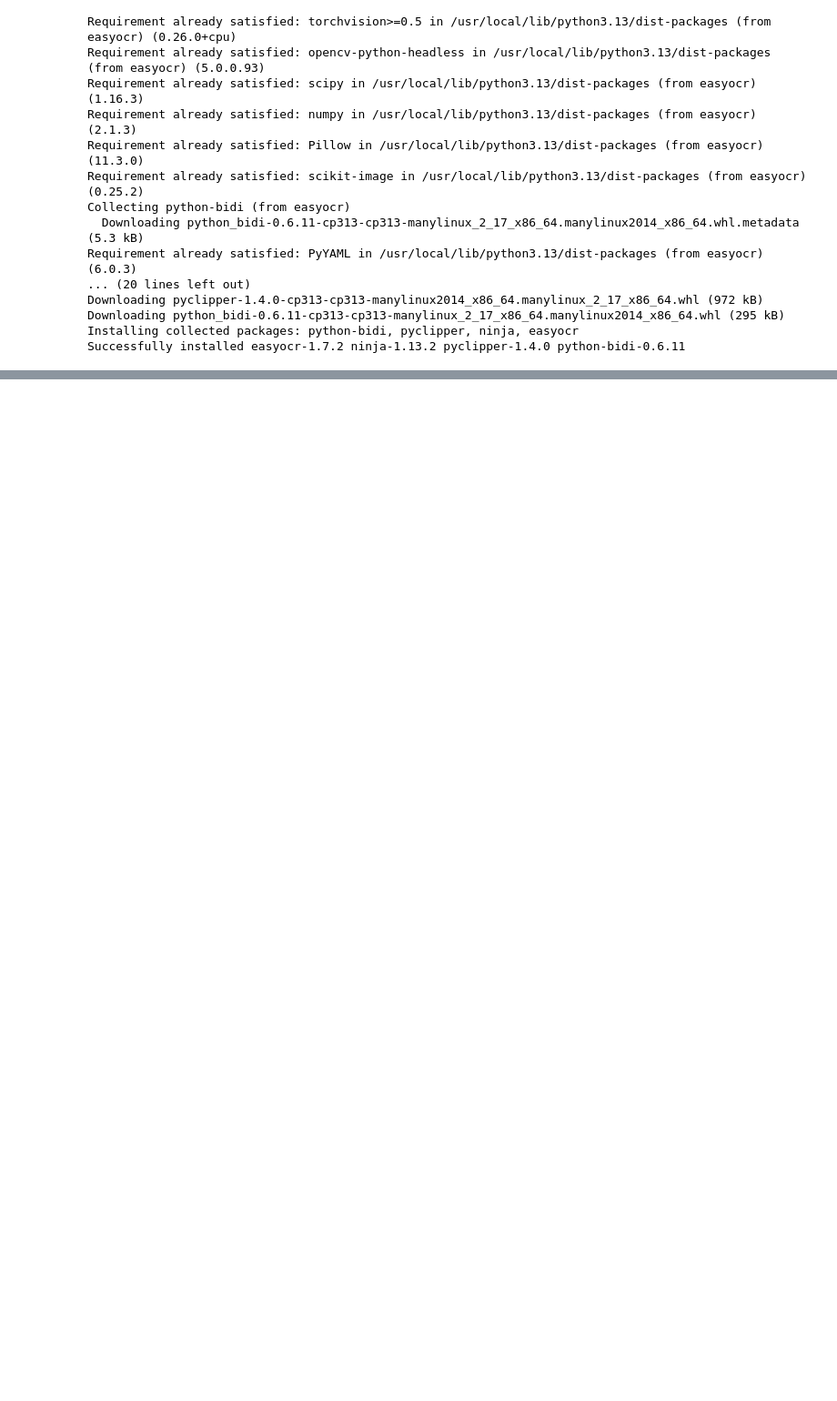
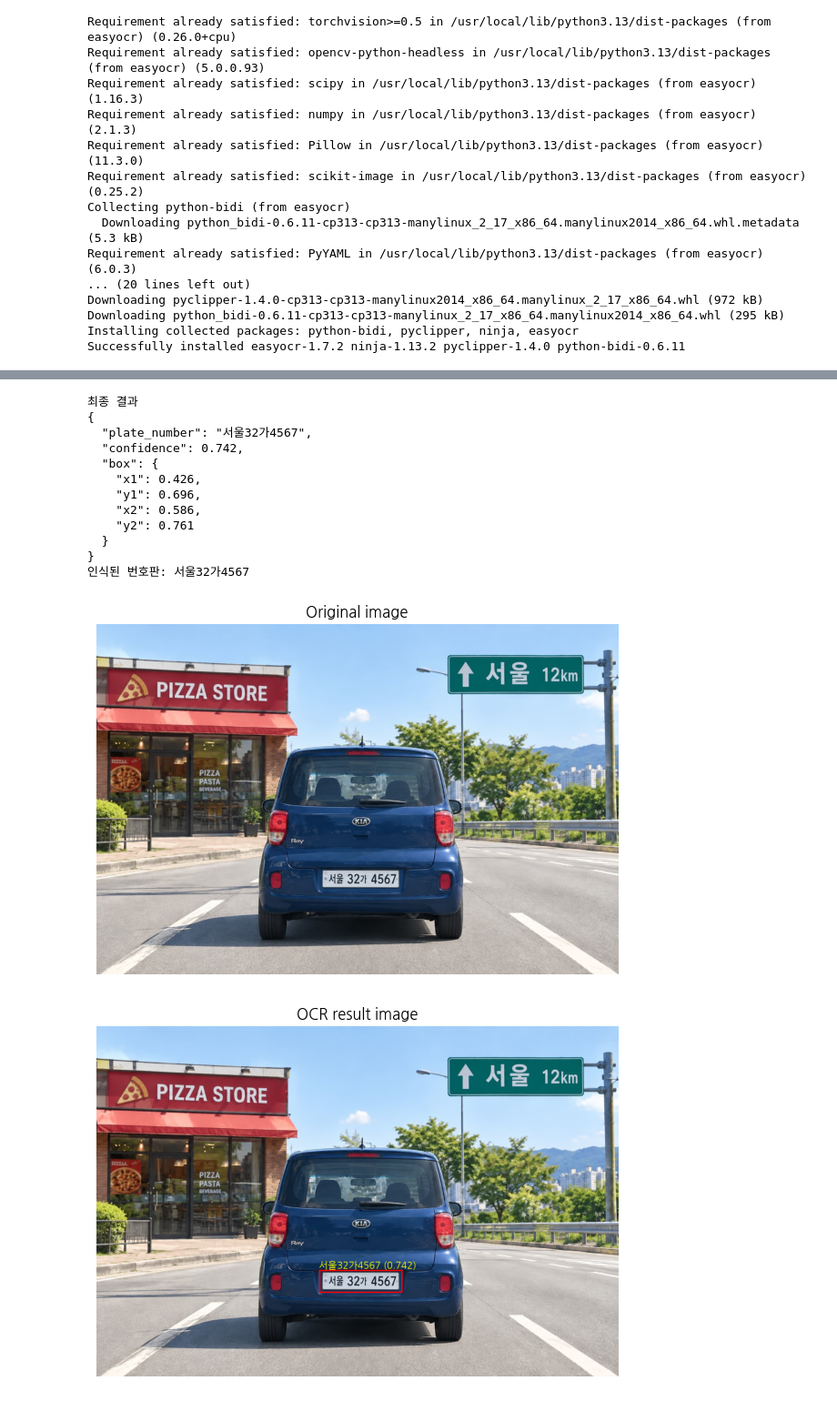
Before and after one commit to hjiwoong/DL, a Jupyter notebook: day12_practice2_YOLO_OCR_결합.ipynb, the cells around one changed output, grey strips where cells are left out. Shown at 91% size. Drawn from its saved outputs; the diff is of its cells as text; code cells hidden in the pictures; blank space fills up the shorter version.

```diff
--- a/day12_practice2_YOLO_OCR_결합.ipynb
+++ b/day12_practice2_YOLO_OCR_결합.ipynb
@@ -150,0 +175,61 @@ YOLO 감지 박스: (652, 715, 896, 782) (신뢰도 0.45)
+# %%
+# 셀 6. 완성형 - detect_and_read (서버 JSON 반환)
+# 감지 박스 → 여백 크롭 → 전처리 → OCR → 검증 → JSON 형식 반환
+def detect_and_read(image_path, det_box):
+  crop = crop_with_pad(image_path, det_box, pad_ratio = 0.15)  # 1. 여백
+  results = ocr(crop, detail=1, allowlist=ALLOW)  # 3. OCR 글자 인식 (detail 기본=1)
+  if not results: # 원본 OCR이 실패한 경우에만 확대 + 흑백 + 대비 + 전처리 후 다시 OCR  # 2. 전처리
+    crop = ImageOps.autocontrast(ImageOps.grayscale(crop.resize((crop.width * 2, crop.height * 2))))
+    results = ocr(crop, detail=1, allowlist=ALLOW)
+  best = None
+  for box, text, conf in results:
+    plate = validate_plate(text)  # 4. 형식 검증(번호판 끝만 통과)
+    if plate and (best is None or conf > best["confidence"]):
+      W, H = Image.open(image_path).size
+      x1, y1, x2, y2 = det_box
+      best = {  # 5. JSON 형식 반환
+          "plate_number": plate,
+          "confidence": round(float(conf), 3),
+          "box": {"x1": round(x1/W, 3), "y1": round(y1/H, 3), "x2": round(x2/W, 3), "y2": round(y2/H, 3)},
+      }
+  return best
+result = detect_and_read(SCENE, box)
+print("최종 결과")
+print(json.dumps(result, ensure_ascii=False, indent=2))
+print("인식된 번호판:", result["plate_number"])
+
+original = Image.open(SCENE).convert("RGB")
+result_img = original.copy()
+draw = ImageDraw.Draw(result_img)
+x1, y1, x2, y2 = box
+draw.rectangle((x1, y1, x2, y2), outline="red", width=4)
+if result:
+  label = f'{result["plate_number"]} ({result["confidence"]:.3f})'
+  draw.text((x1, max(0, y1 - 30)), label, fill = "yellow", font=load_font(28))
+
+plt.figure(figsize=(14,5))
+plt.imshow(original)
+plt.axis("off")
+plt.title("Original image")
+plt.show()
+
+plt.figure(figsize=(14,5))
+plt.imshow(result_img)
+plt.axis("off")
+plt.title("OCR result image")
+plt.show()
+# %% [output]
+최종 결과
+{
+  "plate_number": "서울32가4567",
+  "confidence": 0.742,
+  "box": {
+    "x1": 0.426,
+    "y1": 0.696,
+    "x2": 0.586,
+    "y2": 0.761
+  }
+}
+인식된 번호판: 서울32가4567
+[figure, added]
+[figure, added]
```
Also changed, not shown: parts of 14 cells of this notebook.
